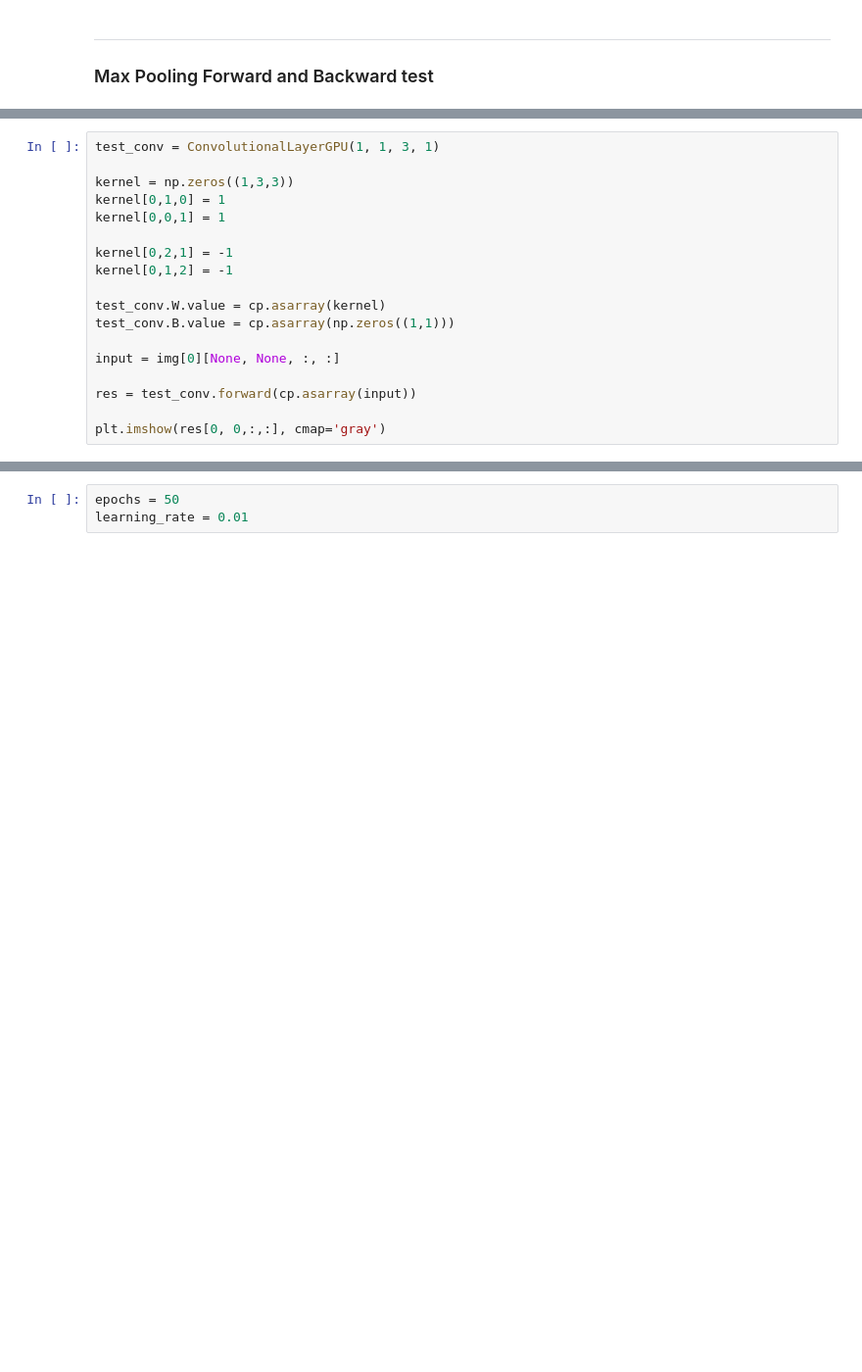
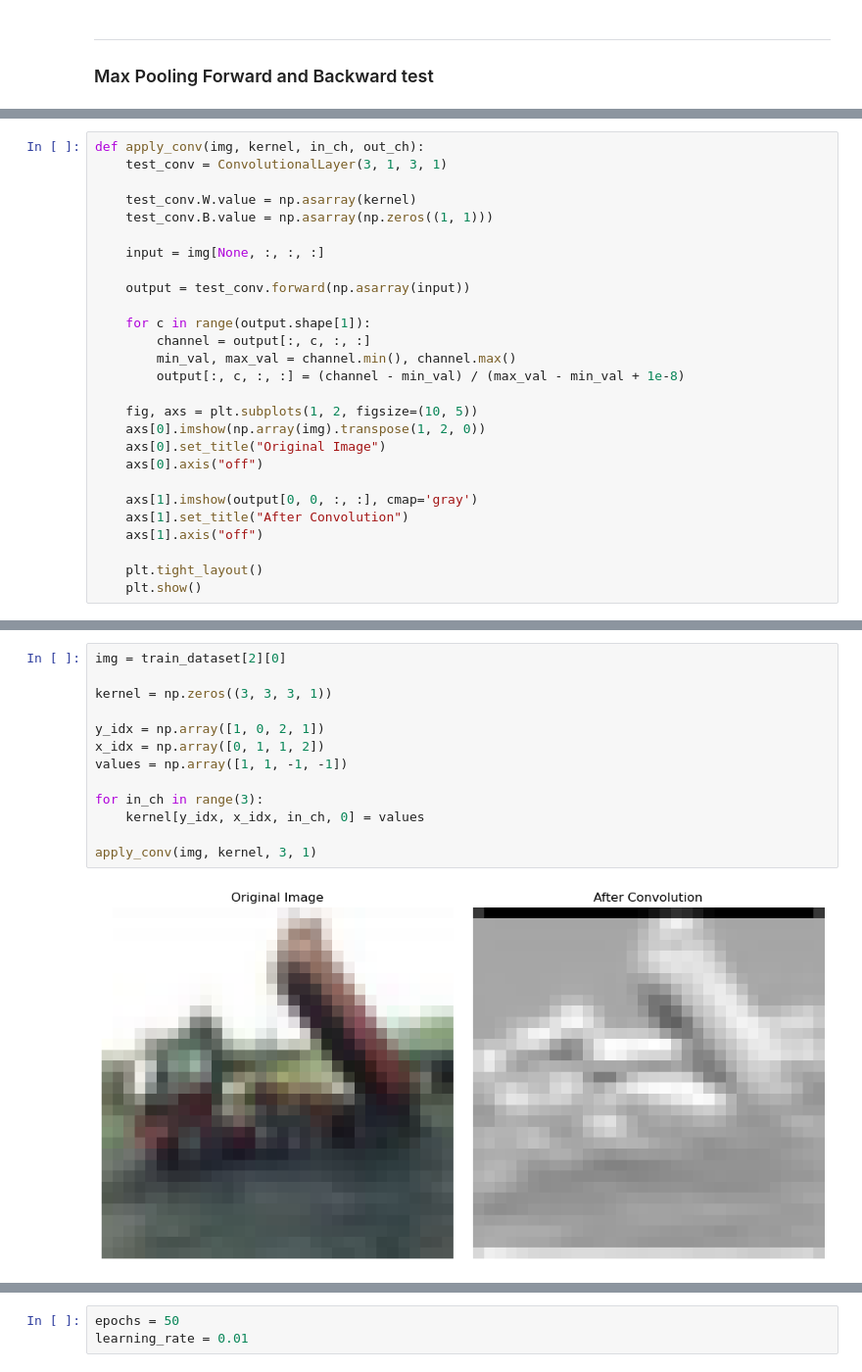
Before and after one commit to 33may/ml_portfolio, a Jupyter notebook: AIA/cnn/cnn.ipynb, the cells around one changed output, grey strips where cells are left out. Shown at 98% size. Cells and saved outputs as stored; diff of their text form; blank space fills up the shorter version.

```diff
--- a/AIA/cnn/cnn.ipynb
+++ b/AIA/cnn/cnn.ipynb
@@ -1083,18 +1063,27 @@ plt.imshow(img.numpy()[0,:,:], cmap='gray')
 # %%
-test_conv = ConvolutionalLayerGPU(1, 1, 3, 1)
+def apply_conv(img, kernel, in_ch, out_ch):
+    test_conv = ConvolutionalLayer(3, 1, 3, 1)
 
-kernel = np.zeros((1,3,3))
-kernel[0,1,0] = 1
-kernel[0,0,1] = 1
+    test_conv.W.value = np.asarray(kernel)
+    test_conv.B.value = np.asarray(np.zeros((1, 1)))
 
-kernel[0,2,1] = -1
-kernel[0,1,2] = -1
+    input = img[None, :, :, :]
 
-test_conv.W.value = cp.asarray(kernel)
-test_conv.B.value = cp.asarray(np.zeros((1,1)))
+    output = test_conv.forward(np.asarray(input))
 
-input = img[0][None, None, :, :]
+    for c in range(output.shape[1]):
+        channel = output[:, c, :, :]
+        min_val, max_val = channel.min(), channel.max()
+        output[:, c, :, :] = (channel - min_val) / (max_val - min_val + 1e-8)
 
-res = test_conv.forward(cp.asarray(input))
+    fig, axs = plt.subplots(1, 2, figsize=(10, 5))
+    axs[0].imshow(np.array(img).transpose(1, 2, 0))
+    axs[0].set_title("Original Image")
+    axs[0].axis("off")
 
-plt.imshow(res[0, 0,:,:], cmap='gray')
+    axs[1].imshow(output[0, 0, :, :], cmap='gray')
+    axs[1].set_title("After Convolution")
+    axs[1].axis("off")
+
+    plt.tight_layout()
+    plt.show()
@@ -1183,0 +1090,15 @@ AssertionError: Forward pass mismatch!
+# %%
+img = train_dataset[2][0]
+
+kernel = np.zeros((3, 3, 3, 1))
+
+y_idx = np.array([1, 0, 2, 1])
+x_idx = np.array([0, 1, 1, 2])
+values = np.array([1, 1, -1, -1])
+
+for in_ch in range(3):
+    kernel[y_idx, x_idx, in_ch, 0] = values
+
+apply_conv(img, kernel, 3, 1)
+# %% [output]
+[figure, added]
```
Also changed, not shown: parts of 32 cells of this notebook, 2 other files.
